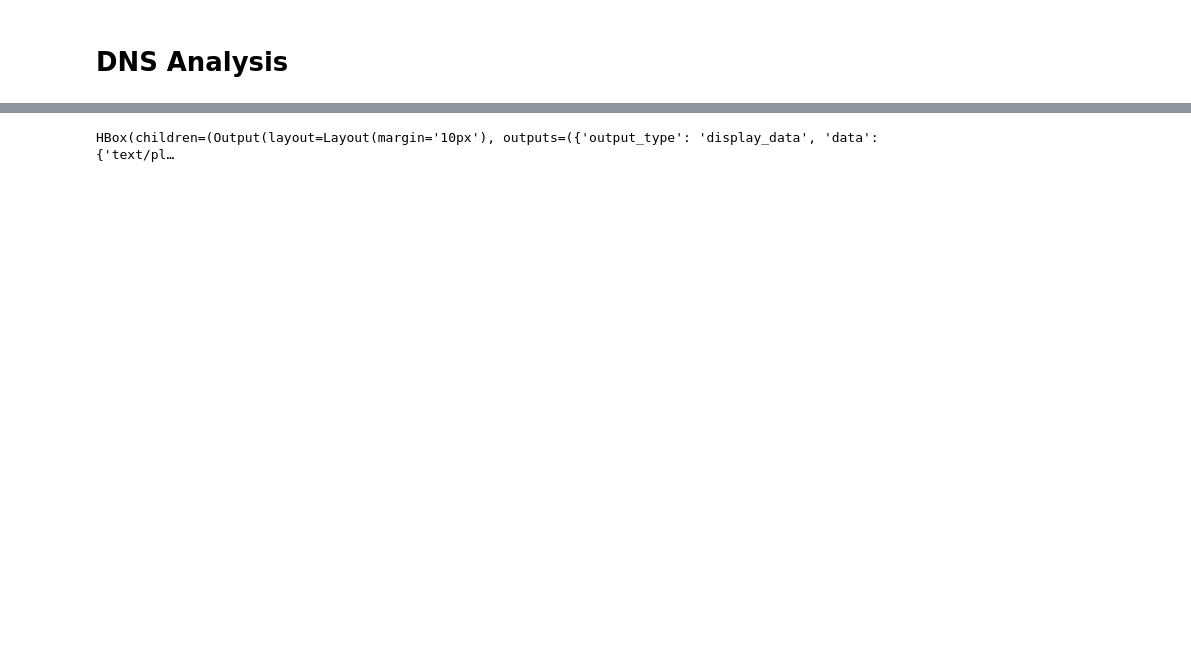
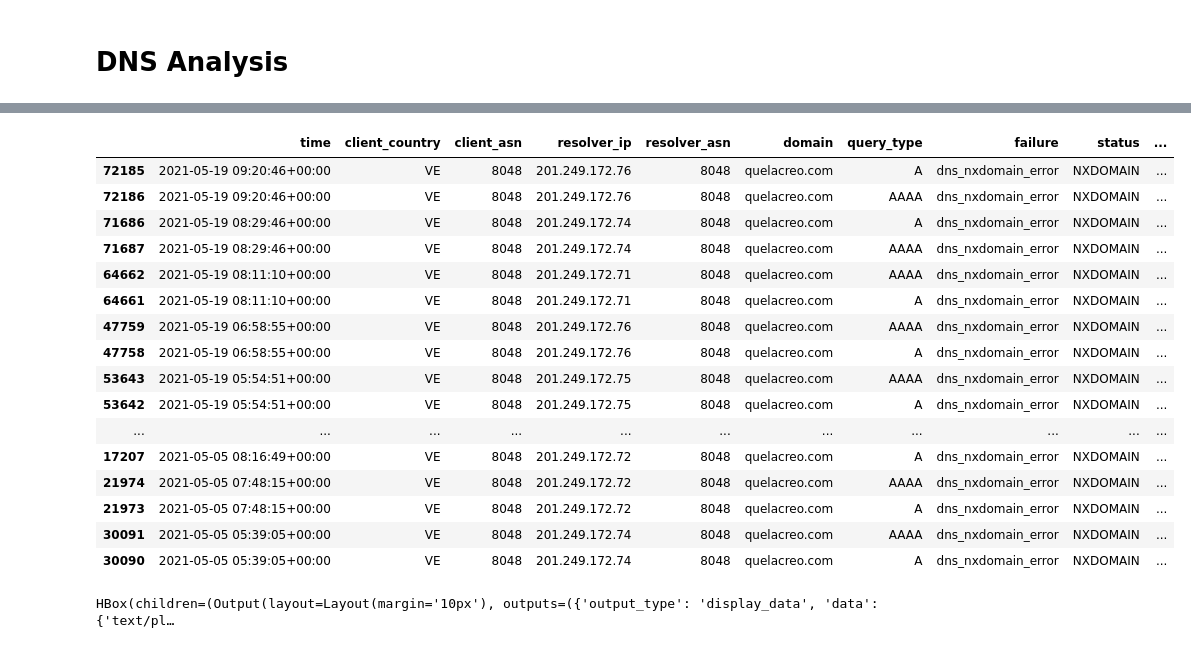
Before and after one commit to Jigsaw-Code/net-analysis, a Jupyter notebook: netanalysis/ooni/analysis/Analysis Venezuela.ipynb, the cells around one changed output, grey strips where cells are left out. Saved outputs shown, nothing was run; the diff lists cells and outputs as text; code cells hidden in the pictures; blank space fills up the shorter version.

```diff
--- a/netanalysis/ooni/analysis/Analysis Venezuela.ipynb
+++ b/netanalysis/ooni/analysis/Analysis Venezuela.ipynb
@@ -178,3 +256,24 @@ obs
+# %%
+with pd.option_context('display.max_colwidth', 300, 'display.max_rows', 150):
+    display(obs[(obs['domain'] == 'quelacreo.com') & (obs['client_asn'] == 8048)])
+# %% [output]
+|  | time | client_country | client_asn | resolver_ip | resolver_asn | domain | query_type | failure | status | ... |
+| 72185 | 2021-05-19 09:20:46+00:00 | VE | 8048 | 201.249.172.76 | 8048 | quelacreo.com | A | dns_nxdomain_error | NXDOMAIN | ... |
+| 72186 | 2021-05-19 09:20:46+00:00 | VE | 8048 | 201.249.172.76 | 8048 | quelacreo.com | AAAA | dns_nxdomain_error | NXDOMAIN | ... |
+| 71686 | 2021-05-19 08:29:46+00:00 | VE | 8048 | 201.249.172.74 | 8048 | quelacreo.com | A | dns_nxdomain_error | NXDOMAIN | ... |
+| 71687 | 2021-05-19 08:29:46+00:00 | VE | 8048 | 201.249.172.74 | 8048 | quelacreo.com | AAAA | dns_nxdomain_error | NXDOMAIN | ... |
+| 64662 | 2021-05-19 08:11:10+00:00 | VE | 8048 | 201.249.172.71 | 8048 | quelacreo.com | AAAA | dns_nxdomain_error | NXDOMAIN | ... |
+| 64661 | 2021-05-19 08:11:10+00:00 | VE | 8048 | 201.249.172.71 | 8048 | quelacreo.com | A | dns_nxdomain_error | NXDOMAIN | ... |
+| 47759 | 2021-05-19 06:58:55+00:00 | VE | 8048 | 201.249.172.76 | 8048 | quelacreo.com | AAAA | dns_nxdomain_error | NXDOMAIN | ... |
+| 47758 | 2021-05-19 06:58:55+00:00 | VE | 8048 | 201.249.172.76 | 8048 | quelacreo.com | A | dns_nxdomain_error | NXDOMAIN | ... |
+| 53643 | 2021-05-19 05:54:51+00:00 | VE | 8048 | 201.249.172.75 | 8048 | quelacreo.com | AAAA | dns_nxdomain_error | NXDOMAIN | ... |
+| 53642 | 2021-05-19 05:54:51+00:00 | VE | 8048 | 201.249.172.75 | 8048 | quelacreo.com | A | dns_nxdomain_error | NXDOMAIN | ... |
+| ... | ... | ... | ... | ... | ... | ... | ... | ... | ... | ... |
+| 17207 | 2021-05-05 08:16:49+00:00 | VE | 8048 | 201.249.172.72 | 8048 | quelacreo.com | A | dns_nxdomain_error | NXDOMAIN | ... |
+| 21974 | 2021-05-05 07:48:15+00:00 | VE | 8048 | 201.249.172.72 | 8048 | quelacreo.com | AAAA | dns_nxdomain_error | NXDOMAIN | ... |
+| 21973 | 2021-05-05 07:48:15+00:00 | VE | 8048 | 201.249.172.72 | 8048 | quelacreo.com | A | dns_nxdomain_error | NXDOMAIN | ... |
+| 30091 | 2021-05-05 05:39:05+00:00 | VE | 8048 | 201.249.172.74 | 8048 | quelacreo.com | AAAA | dns_nxdomain_error | NXDOMAIN | ... |
+| 30090 | 2021-05-05 05:39:05+00:00 | VE | 8048 | 201.249.172.74 | 8048 | quelacreo.com | A | dns_nxdomain_error | NXDOMAIN | ... |
 # %%
 top_domains = obs.groupby(by='domain')['has_interference'].sum().sort_values(ascending=False)
 top_ases = obs.value_counts(subset='client_asn')
```
Also changed, not shown: parts of 28 cells of this notebook.
